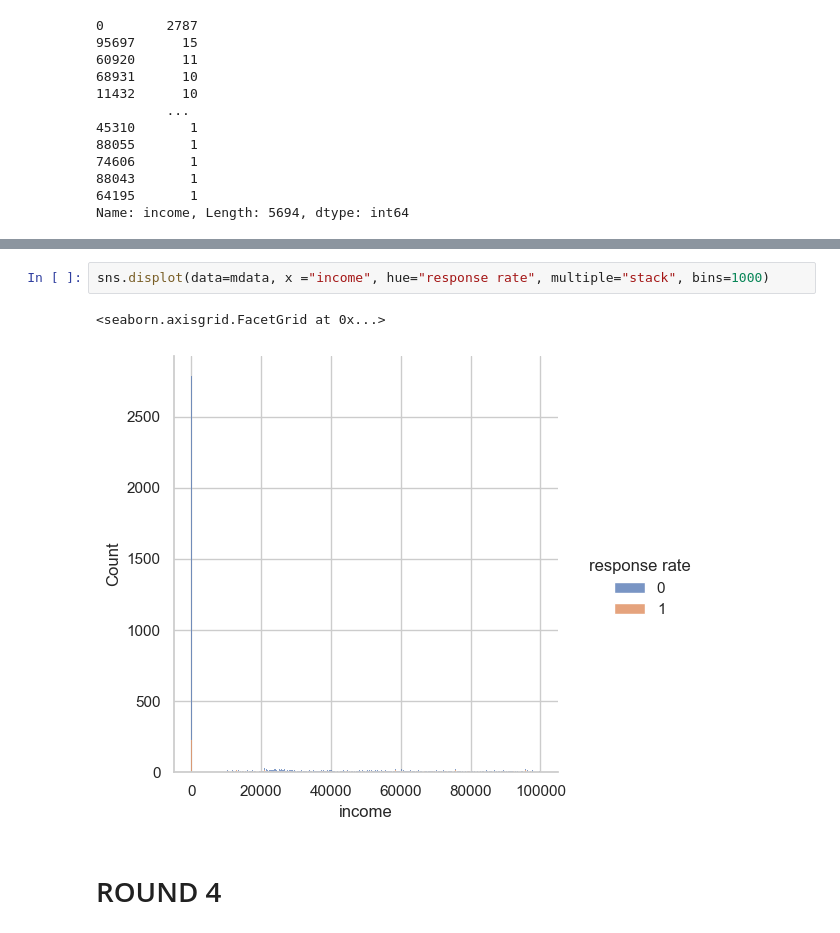
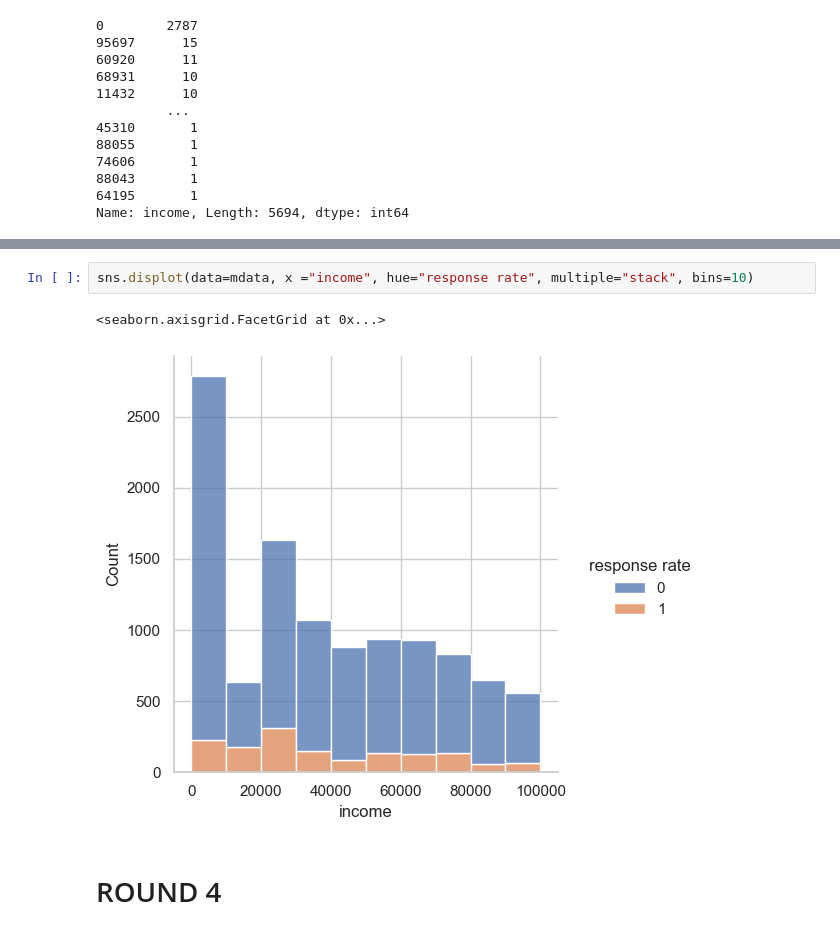
Before and after one commit to ayeshasakhawat/lab-customer-analysis-round-2, a Jupyter notebook: files_for_lab/csv_files/Customer Analysis - Round 2 & 3.ipynb, the cells around one changed output, grey strips where cells are left out. Cells and saved outputs as stored; diff of their text form.

```diff
--- a/files_for_lab/csv_files/Customer Analysis - Round 2 & 3.ipynb
+++ b/files_for_lab/csv_files/Customer Analysis - Round 2 & 3.ipynb
@@ -559,8 +561,8 @@ sns.displot(data=mdata, x ="sales channel", hue="response rate", multiple="stack
 # %%
-sns.displot(data=mdata, x ="income", hue="response rate", multiple="stack", bins=1000)
+sns.displot(data=mdata, x ="income", hue="response rate", multiple="stack", bins=10)
 # %% [output]
 <seaborn.axisgrid.FacetGrid at 0x...>
-[figure, old version]
+[figure, new version]
 # %% [markdown]
 # ROUND 4
 # %%
```
Also changed, not shown: parts of 3 cells of this notebook.
